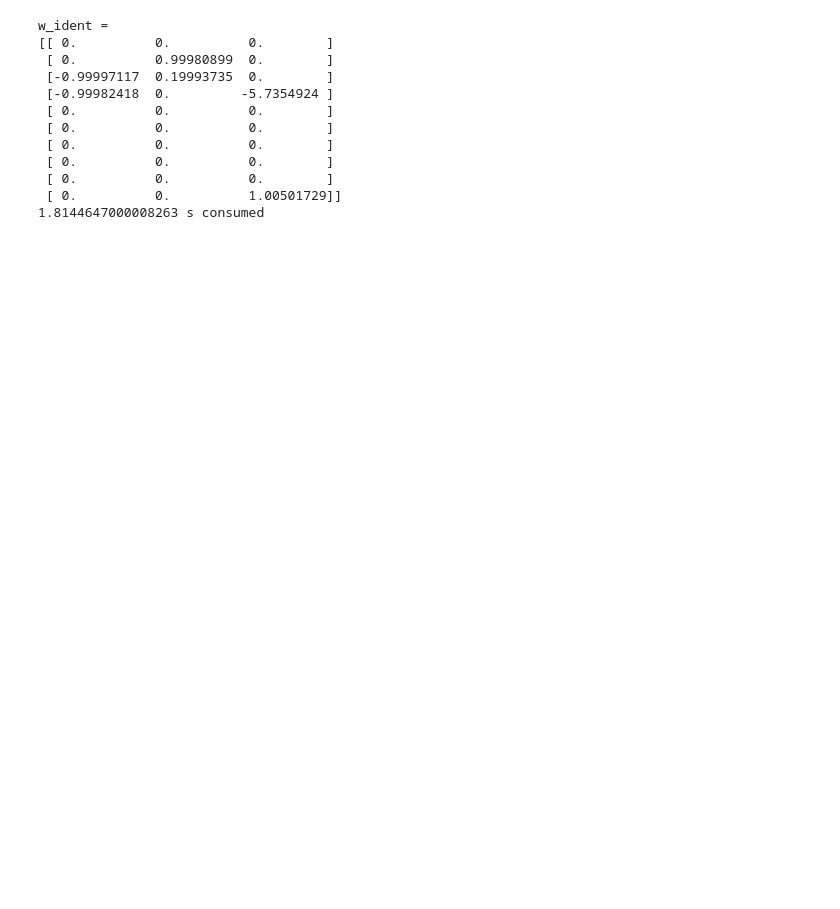
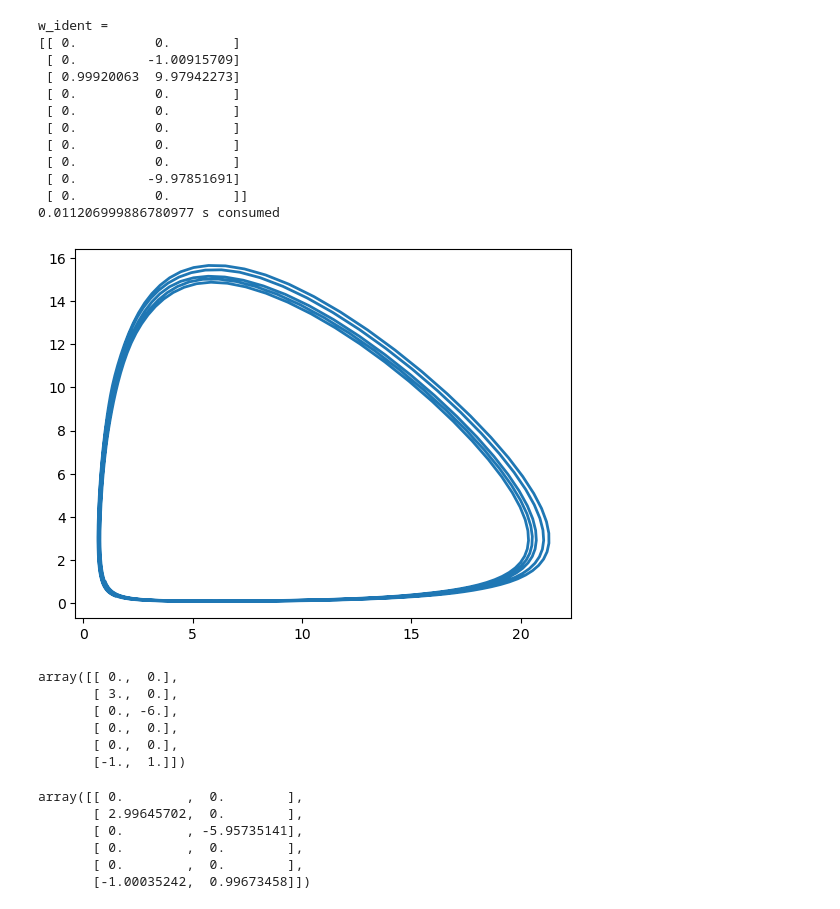
Before and after one commit to Zhiheng-Chen/FourierWeakSINDy, a Jupyter notebook: test.ipynb, the cells around one changed output. Cells and saved outputs as stored; diff of their text form; code cells hidden in the pictures; blank space fills up the shorter version.

```diff
--- a/test.ipynb
+++ b/test.ipynb
@@ -481,11 +489,11 @@ array([[ 0.        ,  0.        ,  0.20169921],
 # %%
 params_regression = dict()
 params_regression["method"] = "ridge"
-params_regression["lambda_sparse"] = 0.01
+params_regression["lambda_sparse"] = 0.5
 params_regression["lambda_ridge"] = 0.001
 params_regression["N_loops"] = 100
 startTime = time.perf_counter()
-w_ident = WSINDy_Fourier_FFT_Lorenz(t_out,X_out,60,params_regression)
+w_ident = WSINDy_Fourier_FFT_VDP(t_out,X_out,60,params_regression)
 endTime = time.perf_counter()
 timeConsumed = endTime-startTime
 print(f"w_ident =")
@@ -493,14 +501,65 @@ print(w_ident)
 print(f"{timeConsumed} s consumed")
 # %% [output]
 w_ident =
-[[ 0.          0.          0.        ]
- [ 0.          0.99980899  0.        ]
- [-0.99997117  0.19993735  0.        ]
- [-0.99982418  0.         -5.7354924 ]
- [ 0.          0.          0.        ]
- [ 0.          0.          0.        ]
- [ 0.          0.          0.        ]
- [ 0.          0.          0.        ]
- [ 0.          0.          0.        ]
- [ 0.          0.          1.00501729]]
-1.8144647000008263 s consumed
+[[ 0.          0.        ]
+ [ 0.         -1.00915709]
+ [ 0.99920063  9.97942273]
+ [ 0.          0.        ]
+ [ 0.          0.        ]
+ [ 0.          0.        ]
+ [ 0.          0.        ]
+ [ 0.          0.        ]
+ [ 0.         -9.97851691]
+ [ 0.          0.        ]]
+0.011206999886780977 s consumed
+# %%
+# ---simulate LV---
+beta = 1
+
+w_true = np.zeros((6,2))
+w_true[1,0] = 3
+w_true[5,0] = -beta
+w_true[2,1] = -6
+w_true[5,1] = beta
+
+X0 = np.array([1,1])
+t_sim = 10
+t_span = [0,t_sim]
+t_out,X_out,XD_out = simulateLV(X0,t_sim,100,beta)
+x = X_out[:,0]
+y = X_out[:,1]
+
+fig = plt.figure()
+
+
+plt.plot(x,y,linewidth=2)
+
+plt.show()
+# %% [output]
+[figure, added]
+# %%
+w_true
+# %% [output]
+array([[ 0.,  0.],
+       [ 3.,  0.],
+       [ 0., -6.],
+       [ 0.,  0.],
+       [ 0.,  0.],
+       [-1.,  1.]])
+# %%
+params_regression = dict()
+params_regression["method"] = "ridge"
+params_regression["lambda_sparse"] = 0.5
+params_regression["lambda_ridge"] = 0.001
+params_regression["N_loops"] = 100
+
+w_ident = SINDy_LV(t_out,X_out,params_regression)
+
+w_ident
+# %% [output]
+array([[ 0.        ,  0.        ],
+       [ 2.99645702,  0.        ],
+       [ 0.        , -5.95735141],
+       [ 0.        ,  0.        ],
+       [ 0.        ,  0.        ],
+       [-1.00035242,  0.99673458]])
```
Also changed, not shown: parts of 5 cells of this notebook, 11 other files.
